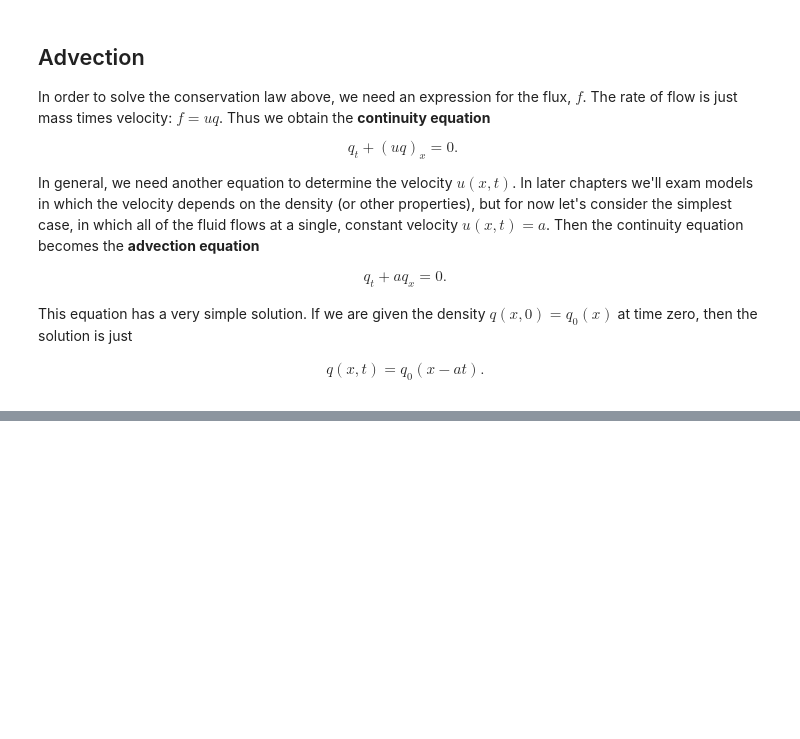
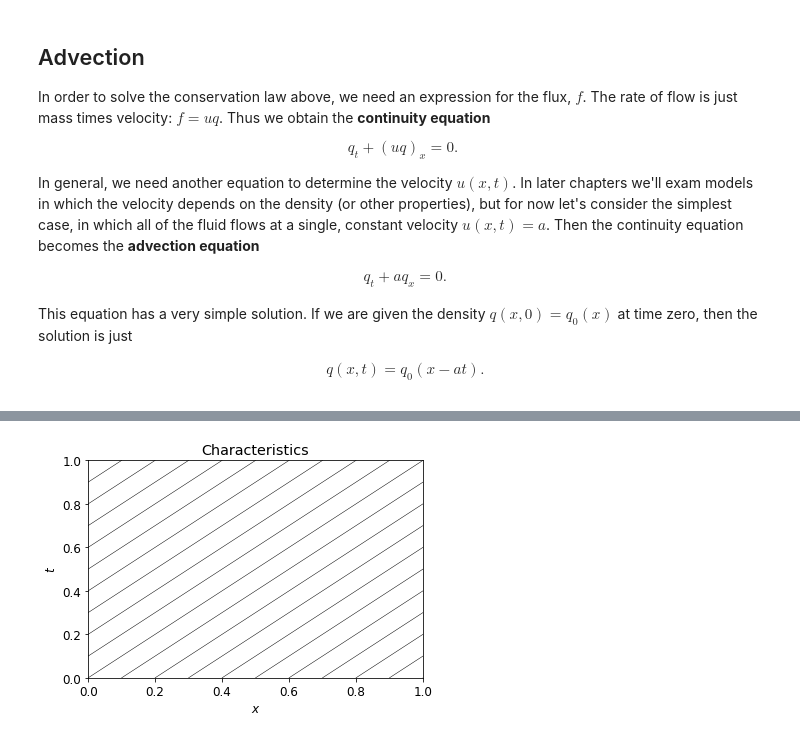
Before and after one commit to clawpack/riemann_book, a Jupyter notebook: Advection.ipynb, the cells around one changed output, grey strips where cells are left out. Drawn from its saved outputs; the diff is of its cells as text; code cells hidden in the pictures; blank space fills up the shorter version.

Commit message:
Move code from Advection.ipynb to exact_solvers/advection_figures.py

```diff
--- a/Advection.ipynb
+++ b/Advection.ipynb
@@ -56,0 +62,4 @@ This equation has a very simple solution.  If we are given the density $q(x,0)=q
+# %%
+advection_figures.figure1()
+# %% [output]
+[figure, added]
```
Also changed, not shown: parts of 12 cells of this notebook, 1 other file.
